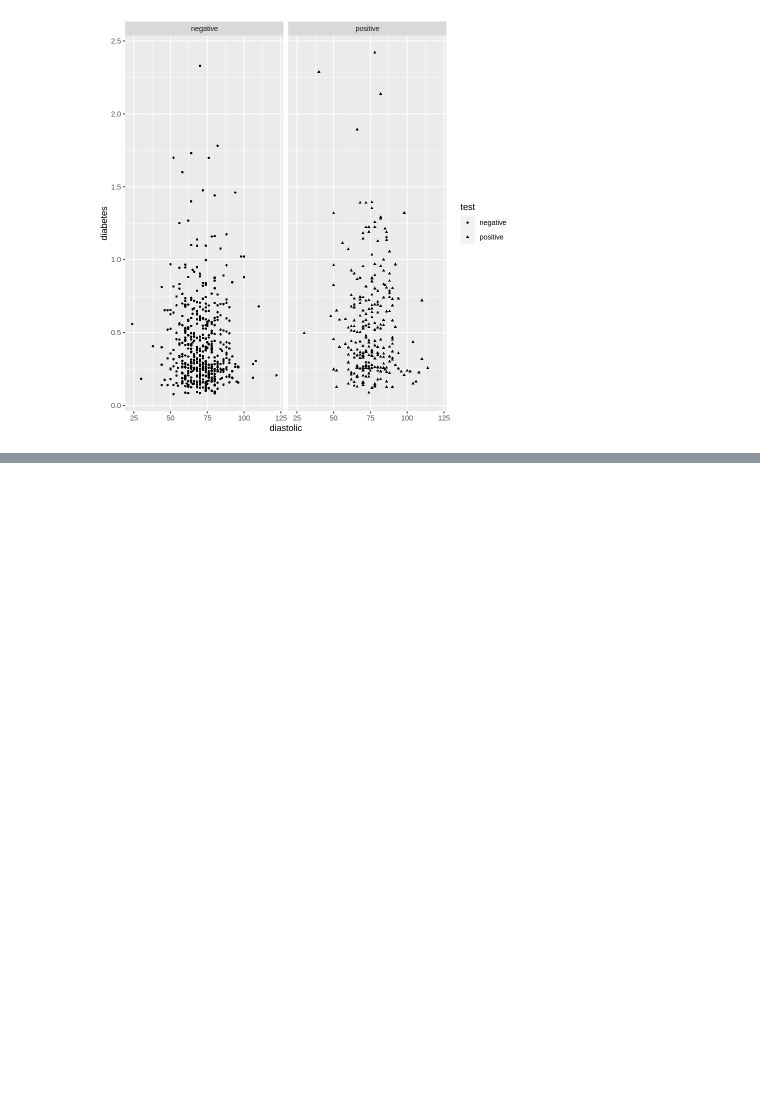
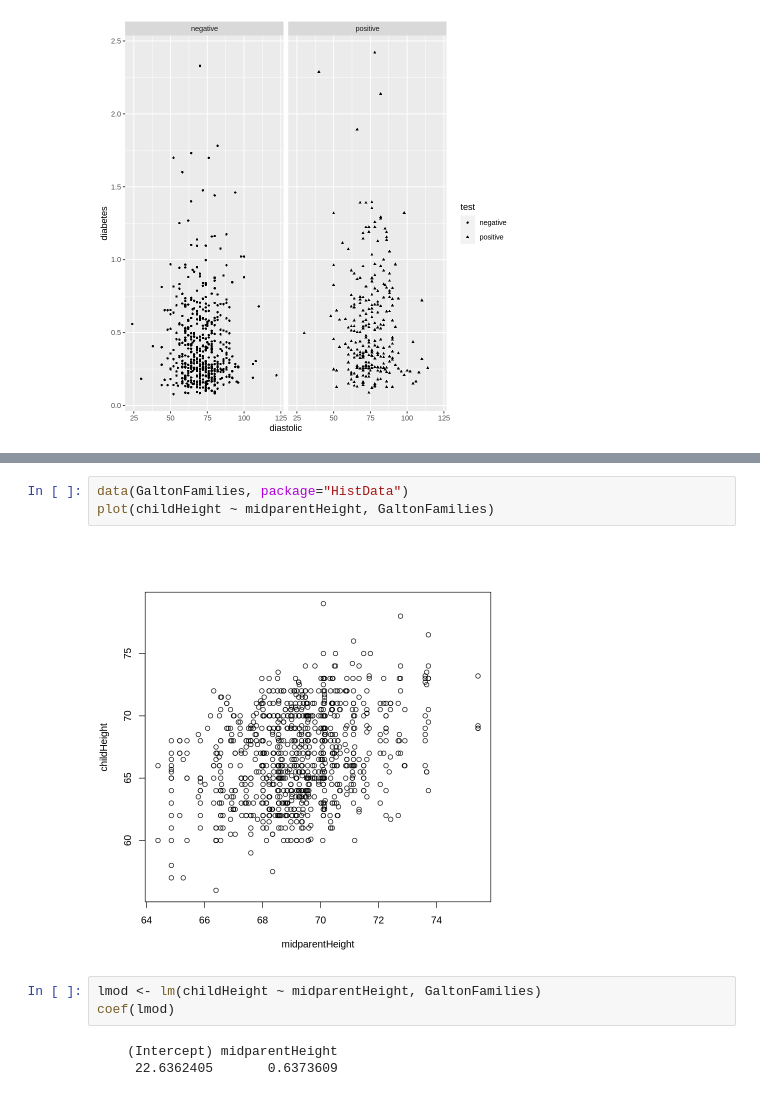
Before and after one commit to j-buss/Linear_Models_with_R, a Jupyter notebook: Chapter_01/Chapter_01_Notes.ipynb, the cells around one changed output, grey strips where cells are left out. Drawn from its saved outputs; the diff is of its cells as text; blank space fills up the shorter version.

```diff
--- a/Chapter_01/Chapter_01_Notes.ipynb
+++ b/Chapter_01/Chapter_01_Notes.ipynb
@@ -155,0 +195,11 @@ Warning message:
+# %%
+data(GaltonFamilies, package="HistData")
+plot(childHeight ~ midparentHeight, GaltonFamilies)
+# %% [output]
+[figure, added]
+# %%
+lmod <- lm(childHeight ~ midparentHeight, GaltonFamilies)
+coef(lmod)
+# %% [output]
+    (Intercept) midparentHeight
+     22.6362405       0.6373609
```
Also changed, not shown: parts of 12 cells of this notebook, 1 other file.
